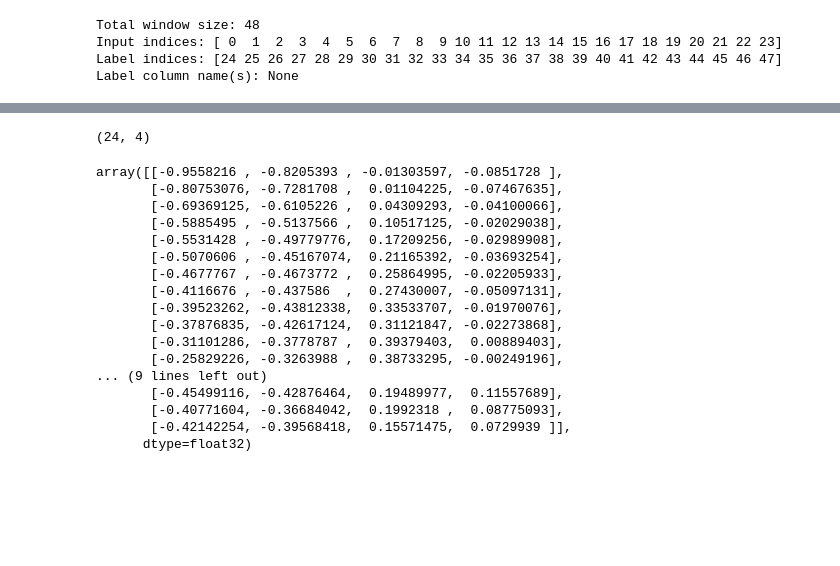
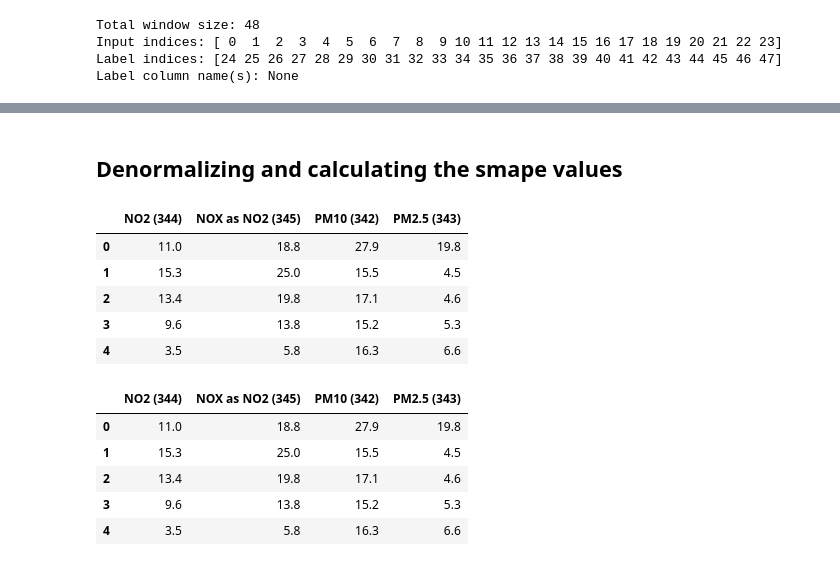
Before and after one commit to jude1997felix/Decentralized-Air-quality-Monitoring-and-Prediction, a Jupyter notebook: competition.ipynb, the cells around one changed output, grey strips where cells are left out. Saved outputs shown, nothing was run; the diff lists cells and outputs as text; code cells hidden in the pictures; blank space fills up the shorter version.

```diff
--- a/competition.ipynb
+++ b/competition.ipynb
@@ -223,7 +179,7 @@ class WindowGenerator():
 
 
 WindowGenerator.split_window = split_window
-WindowGenerator.plot = plot
+# WindowGenerator.plot = plot
 WindowGenerator.make_dataset = make_dataset
 
 @property
@@ -311,24 +371,39 @@ no2 = multi_performance[0:10][0:][0]
-# %%
-no2.shape
-# %% [output]
-(24, 4)
-# %%
-no2
-# %% [output]
-array([[-0.9558216 , -0.8205393 , -0.01303597, -0.0851728 ],
-       [-0.80753076, -0.7281708 ,  0.01104225, -0.07467635],
-       [-0.69369125, -0.6105226 ,  0.04309293, -0.04100066],
-       [-0.5885495 , -0.5137566 ,  0.10517125, -0.02029038],
-       [-0.5531428 , -0.49779776,  0.17209256, -0.02989908],
-       [-0.5070606 , -0.45167074,  0.21165392, -0.03693254],
-       [-0.4677767 , -0.4673772 ,  0.25864995, -0.02205933],
-       [-0.4116676 , -0.437586  ,  0.27430007, -0.05097131],
-       [-0.39523262, -0.43812338,  0.33533707, -0.01970076],
-       [-0.37876835, -0.42617124,  0.31121847, -0.02273868],
-       [-0.31101286, -0.3778787 ,  0.39379403,  0.00889403],
-       [-0.25829226, -0.3263988 ,  0.38733295, -0.00249196],
-... (9 lines left out)
-       [-0.45499116, -0.42876464,  0.19489977,  0.11557689],
-       [-0.40771604, -0.36684042,  0.1992318 ,  0.08775093],
-       [-0.42142254, -0.39568418,  0.15571475,  0.0729939 ]],
-      dtype=float32)
+# %% [markdown]
+## Denormalizing and calculating the smape values
+# %%
+idx = 41615
+for days in range(92):
+  for hour in range(24):
+    for feat in range(4):
+      if feat == 0:
+        df['NO2 (344)'].iloc[idx] = predictions[days][hour][feat]
+      elif feat == 1:
+        df['NOX as NO2 (345)'].iloc[idx] = predictions[days][hour][feat]
+      elif feat == 2:
+        df['PM10 (342)'].iloc[idx] = predictions[days][hour][feat]
+      else:
+        df['PM2.5 (343)'].iloc[idx] = predictions[days][hour][feat]
+    idx = idx+1
+# %%
+x = df.values
+x_scaled = sc.inverse_transform(x)
+df_norm = pd.DataFrame(x_scaled, columns=cols)
+df_norm.head()
+# %% [output]
+|  | NO2 (344) | NOX as NO2 (345) | PM10 (342) | PM2.5 (343) |
+| 0 | 11.0 | 18.8 | 27.9 | 19.8 |
+| 1 | 15.3 | 25.0 | 15.5 | 4.5 |
+| 2 | 13.4 | 19.8 | 17.1 | 4.6 |
+| 3 | 9.6 | 13.8 | 15.2 | 5.3 |
+| 4 | 3.5 | 5.8 | 16.3 | 6.6 |
+# %%
+del df_copy['Slut']
+del df_copy['Start']
+df_copy.head()
+# %% [output]
+|  | NO2 (344) | NOX as NO2 (345) | PM10 (342) | PM2.5 (343) |
+| 0 | 11.0 | 18.8 | 27.9 | 19.8 |
+| 1 | 15.3 | 25.0 | 15.5 | 4.5 |
+| 2 | 13.4 | 19.8 | 17.1 | 4.6 |
+| 3 | 9.6 | 13.8 | 15.2 | 5.3 |
+| 4 | 3.5 | 5.8 | 16.3 | 6.6 |
```
Also changed, not shown: parts of 26 cells of this notebook.
